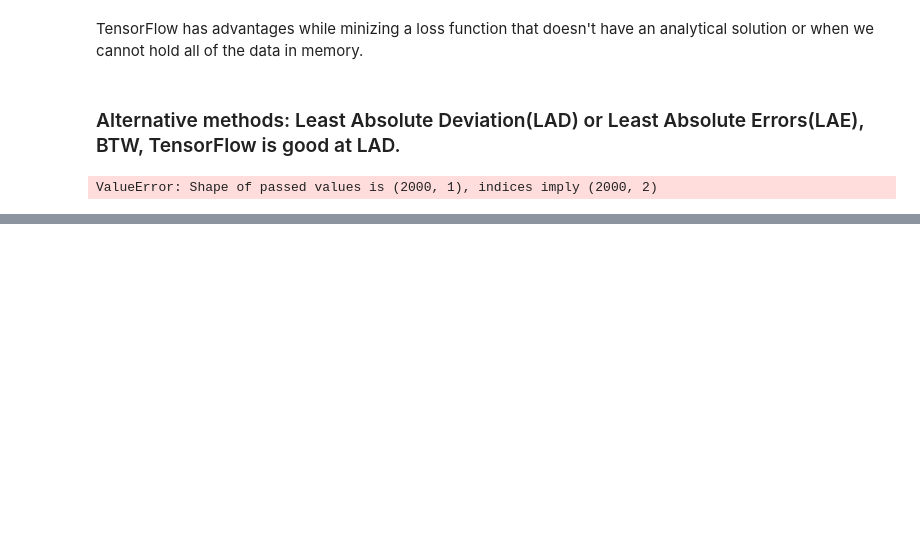
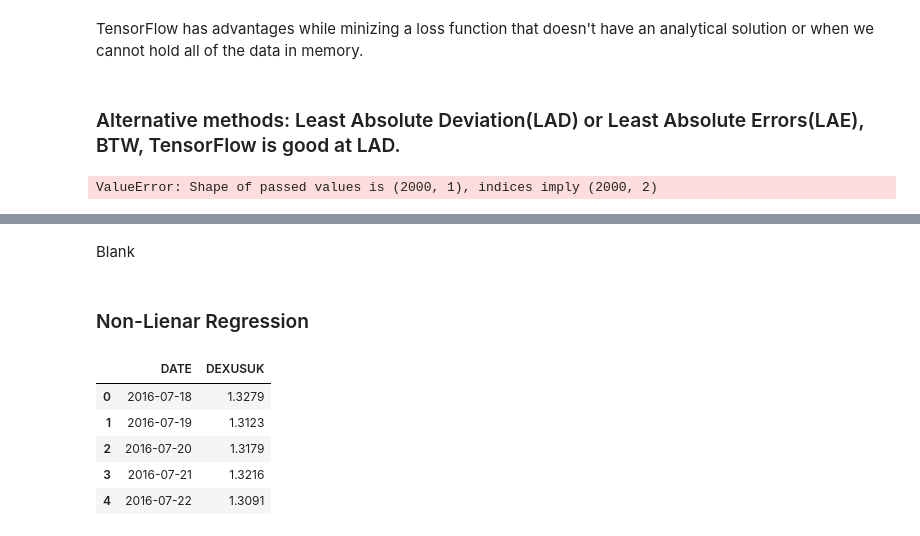
Before and after one commit to John-ye666/machine-learning-for-economics-and-finance-in-tensorflow2, a Jupyter notebook: Chapter3.ipynb, the cells around one changed output, grey strips where cells are left out. Saved outputs shown, nothing was run; the diff lists cells and outputs as text; code cells hidden in the pictures; blank space fills up the shorter version.

```diff
--- a/Chapter3.ipynb
+++ b/Chapter3.ipynb
@@ -59,0 +135,14 @@ ValueError: Shape of passed values is (2000, 1), indices imply (2000, 2)
+# %% [markdown]
+Blank
+# %% [markdown]
+### Non-Lienar Regression
+# %%
+data=pd.read_csv('exchange_rate.csv')
+data.head()
+# %% [output]
+|  | DATE | DEXUSUK |
+| 0 | 2016-07-18 | 1.3279 |
+| 1 | 2016-07-19 | 1.3123 |
+| 2 | 2016-07-20 | 1.3179 |
+| 3 | 2016-07-21 | 1.3216 |
+| 4 | 2016-07-22 | 1.3091 |
```
Also changed, not shown: parts of 24 cells of this notebook.
